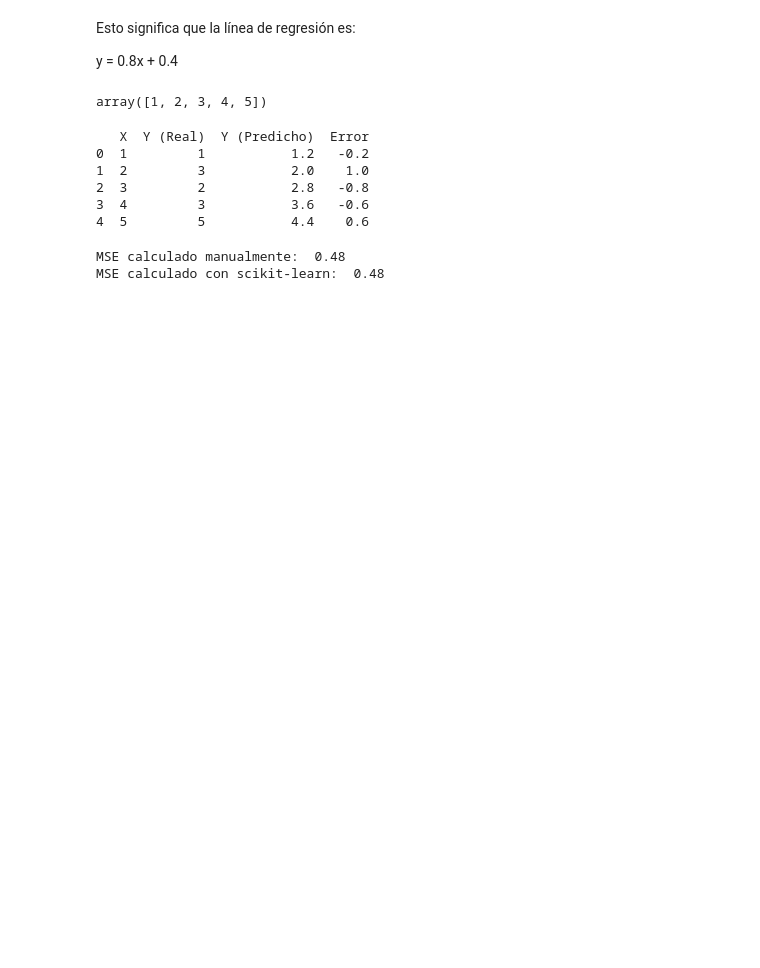
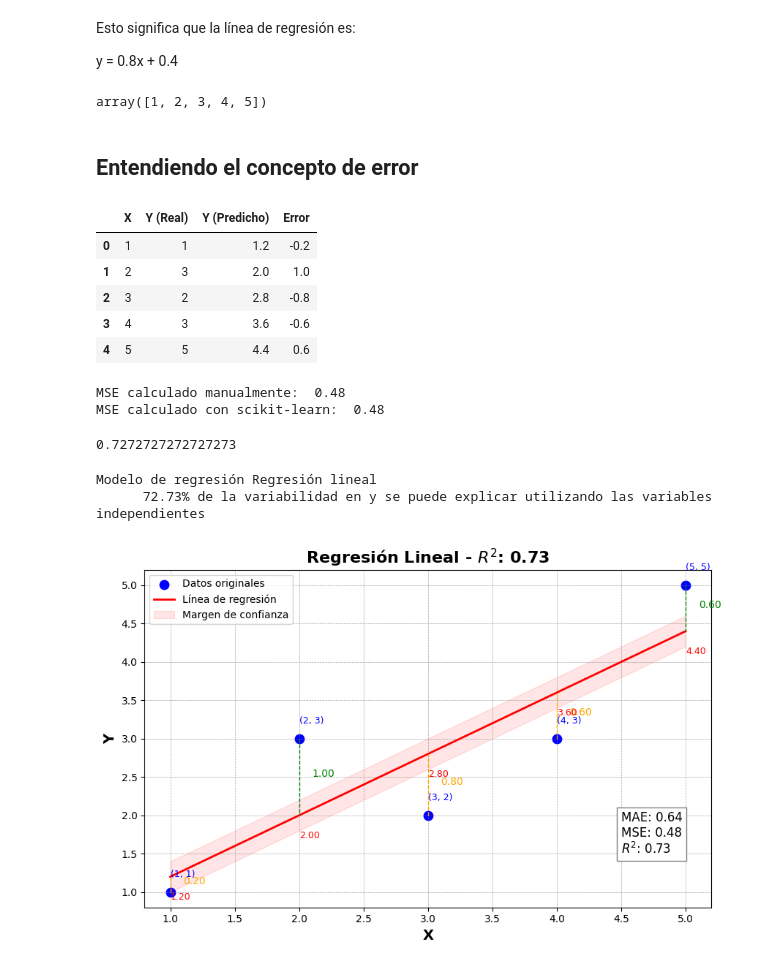
Before and after one commit to JaznaLaProfe/InteligenciaArtificial, a Jupyter notebook: notebooks/7-620454_ExplicaciónRegresiónLineal_Simple.ipynb, the cells around one changed output. Saved outputs shown, nothing was run; the diff lists cells and outputs as text; code cells hidden in the pictures; blank space fills up the shorter version.

Commit message:
Actualiza explicación de regresión lineal

```diff
--- a/notebooks/7-620454_ExplicaciónRegresiónLineal_Simple.ipynb
+++ b/notebooks/7-620454_ExplicaciónRegresiónLineal_Simple.ipynb
@@ -94,6 +116,8 @@ y = 0.8x + 0.4
 np.array([1, 2, 3, 4, 5])
 # %% [output]
 array([1, 2, 3, 4, 5])
+# %% [markdown]
+## Entendiendo el concepto de error
 # %%
 # Cálculo del error (valor real - valor predicho)
 error = y - y_pred
@@ -107,14 +131,14 @@ tabla = pd.DataFrame({
 })
 
 # Mostrar la tabla
-print(tabla)
+tabla
 # %% [output]
-   X  Y (Real)  Y (Predicho)  Error
-0  1         1           1.2   -0.2
-1  2         3           2.0    1.0
-2  3         2           2.8   -0.8
-3  4         3           3.6   -0.6
-4  5         5           4.4    0.6
+|  | X | Y (Real) | Y (Predicho) | Error |
+| 0 | 1 | 1 | 1.2 | -0.2 |
+| 1 | 2 | 3 | 2.0 | 1.0 |
+| 2 | 3 | 2 | 2.8 | -0.8 |
+| 3 | 4 | 3 | 3.6 | -0.6 |
+| 4 | 5 | 5 | 4.4 | 0.6 |
 # %%
 # Cálculo manual del MSE
 mse_manual = np.mean((y - y_pred) ** 2)
@@ -130,0 +170,47 @@ MSE calculado con scikit-learn:  0.48
+# %%
+score_modelo = modelo.score(X, y)
+print(score_modelo)
+# %% [output]
+0.7272727272727273
+# %%
+print(interpretacion("Regresión lineal", score_modelo, "y"))
+# %% [output]
+Modelo de regresión Regresión lineal
+      72.73% de la variabilidad en y se puede explicar utilizando las variables independientes
+# %%
+# Gráfico
+plt.figure(figsize=(10, 6))
+
+# Puntos originales
+plt.scatter(X, y, color='blue', s=80, label='Datos originales')
+
+# Línea de regresión con sombra
+plt.plot(X, y_pred, color='red', label='Línea de regresión', linewidth=2)
+plt.fill_between(X.flatten(), y_pred - 0.2, y_pred + 0.2, color='red', alpha=0.1, label='Margen de confianza')
+
+# Líneas de error
+for xi, yi, ypi in zip(X.flatten(), y, y_pred):
+    color = 'green' if yi > ypi else 'orange'  # Diferenciar errores positivos y negativos
+    plt.plot([xi, xi], [yi, ypi], color=color, linestyle='--', linewidth=1)
+    plt.text(xi + 0.1, (yi + ypi) / 2, f"{abs(yi - ypi):.2f}", fontsize=10, color=color)
+
+# Anotaciones
+for xi, yi, ypi in zip(X.flatten(), y, y_pred):
+    plt.text(xi, yi + 0.2, f"({xi}, {yi})", fontsize=9, color='blue')
+    plt.text(xi, ypi - 0.3, f"{ypi:.2f}", fontsize=9, color='red')
+
+# Métricas en el gráfico
+plt.text(max(X) - 0.5, min(y) + 0.5, f"MAE: {mae:.2f}\nMSE: {mse:.2f}\n$R^2$: {score_modelo:.2f}",
+         fontsize=12, color='black', bbox=dict(facecolor='white', edgecolor='gray'))
+
+# Estilo del gráfico
+plt.grid(color='gray', linestyle='--', linewidth=0.5, alpha=0.7)
+plt.xlabel('X', fontsize=14, fontweight="bold")
+plt.ylabel('Y', fontsize=14, fontweight="bold")
+plt.title(f'Regresión Lineal - $R^2$: {score_modelo:.2f}', fontsize=16, fontweight="bold")
+plt.legend()
+
+# Mostrar gráfico
+plt.show()
+# %% [output]
+[figure, added]
```
Also changed, not shown: parts of 20 cells of this notebook.
